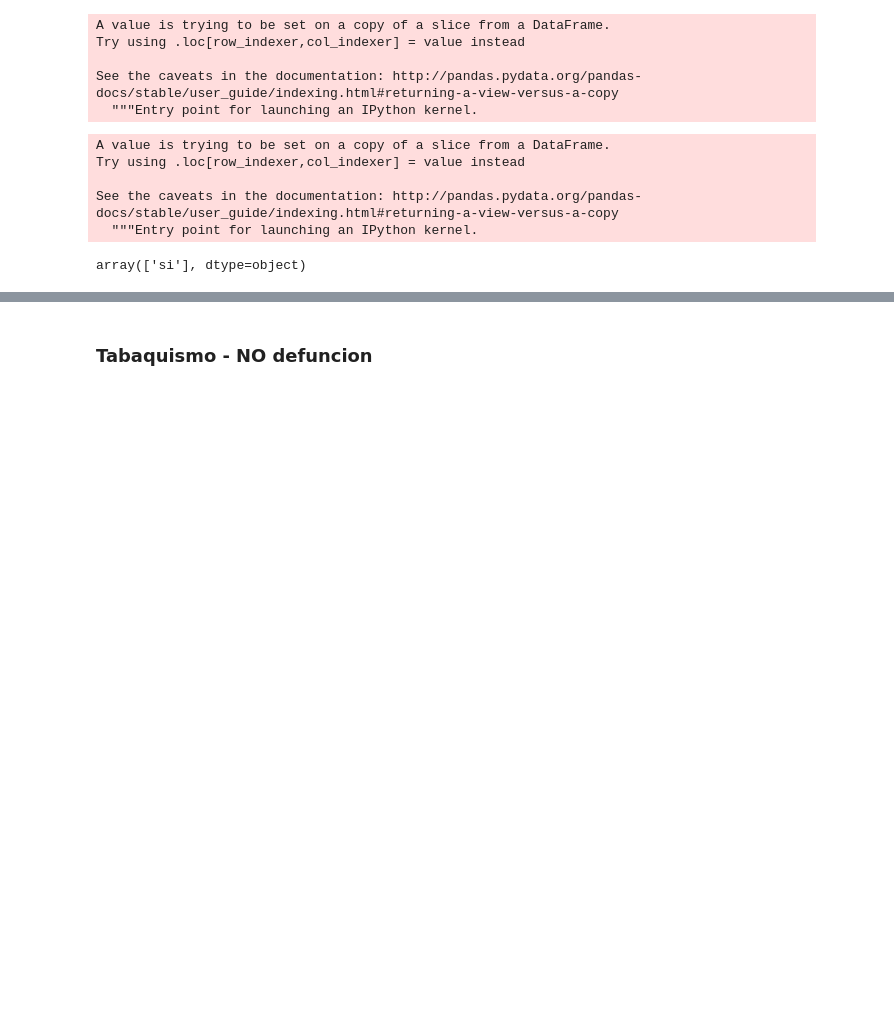
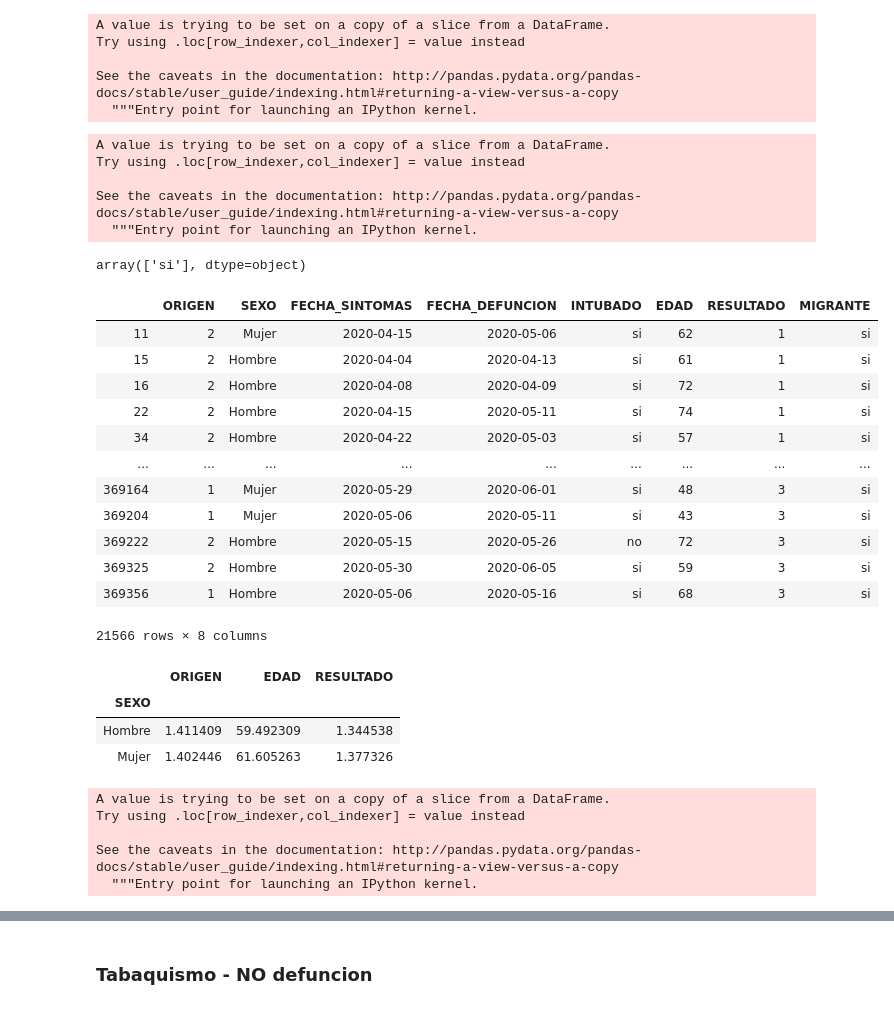
Before and after one commit to artthuro6/Covid-19, a Jupyter notebook: Modelo 1 - Covid.ipynb, the cells around one changed output, grey strips where cells are left out. Cells and saved outputs as stored; diff of their text form; code cells hidden in the pictures; blank space fills up the shorter version.

Commit message:
Data cleaning tabaquismo-resultado

```diff
--- a/Modelo 1 - Covid.ipynb
+++ b/Modelo 1 - Covid.ipynb
@@ -473,3 +473,34 @@ See the caveats in the documentation: http://pandas.pydata.org/pandas-docs/stabl
 data_tab_def["MIGRANTE"].unique()
 # %% [output]
 array(['si'], dtype=object)
+# %%
+data_tab_def
+# %% [output]
+|  | ORIGEN | SEXO | FECHA_SINTOMAS | FECHA_DEFUNCION | INTUBADO | EDAD | RESULTADO | MIGRANTE |
+| 11 | 2 | Mujer | 2020-04-15 | 2020-05-06 | si | 62 | 1 | si |
+| 15 | 2 | Hombre | 2020-04-04 | 2020-04-13 | si | 61 | 1 | si |
+| 16 | 2 | Hombre | 2020-04-08 | 2020-04-09 | si | 72 | 1 | si |
+| 22 | 2 | Hombre | 2020-04-15 | 2020-05-11 | si | 74 | 1 | si |
+| 34 | 2 | Hombre | 2020-04-22 | 2020-05-03 | si | 57 | 1 | si |
+| ... | ... | ... | ... | ... | ... | ... | ... | ... |
+| 369164 | 1 | Mujer | 2020-05-29 | 2020-06-01 | si | 48 | 3 | si |
+| 369204 | 1 | Mujer | 2020-05-06 | 2020-05-11 | si | 43 | 3 | si |
+| 369222 | 2 | Hombre | 2020-05-15 | 2020-05-26 | no | 72 | 3 | si |
+| 369325 | 2 | Hombre | 2020-05-30 | 2020-06-05 | si | 59 | 3 | si |
+| 369356 | 1 | Hombre | 2020-05-06 | 2020-05-16 | si | 68 | 3 | si |
+21566 rows × 8 columns
+# %%
+data_tab_def.groupby("SEXO").mean()
+# %% [output]
+|  | ORIGEN | EDAD | RESULTADO |
+| SEXO |  |  |  |
+| Hombre | 1.411409 | 59.492309 | 1.344538 |
+| Mujer | 1.402446 | 61.605263 | 1.377326 |
+# %%
+data_tab_def["RESULTADO"] =np.where(data_tab_def["RESULTADO"] == 1, "Positivo", data_tab_def["RESULTADO"])
+# %% [output]
+A value is trying to be set on a copy of a slice from a DataFrame.
+Try using .loc[row_indexer,col_indexer] = value instead
+
+See the caveats in the documentation: http://pandas.pydata.org/pandas-docs/stable/user_guide/indexing.html#returning-a-view-versus-a-copy
+  """Entry point for launching an IPython kernel.
```
Also changed, not shown: parts of 3 cells of this notebook.
